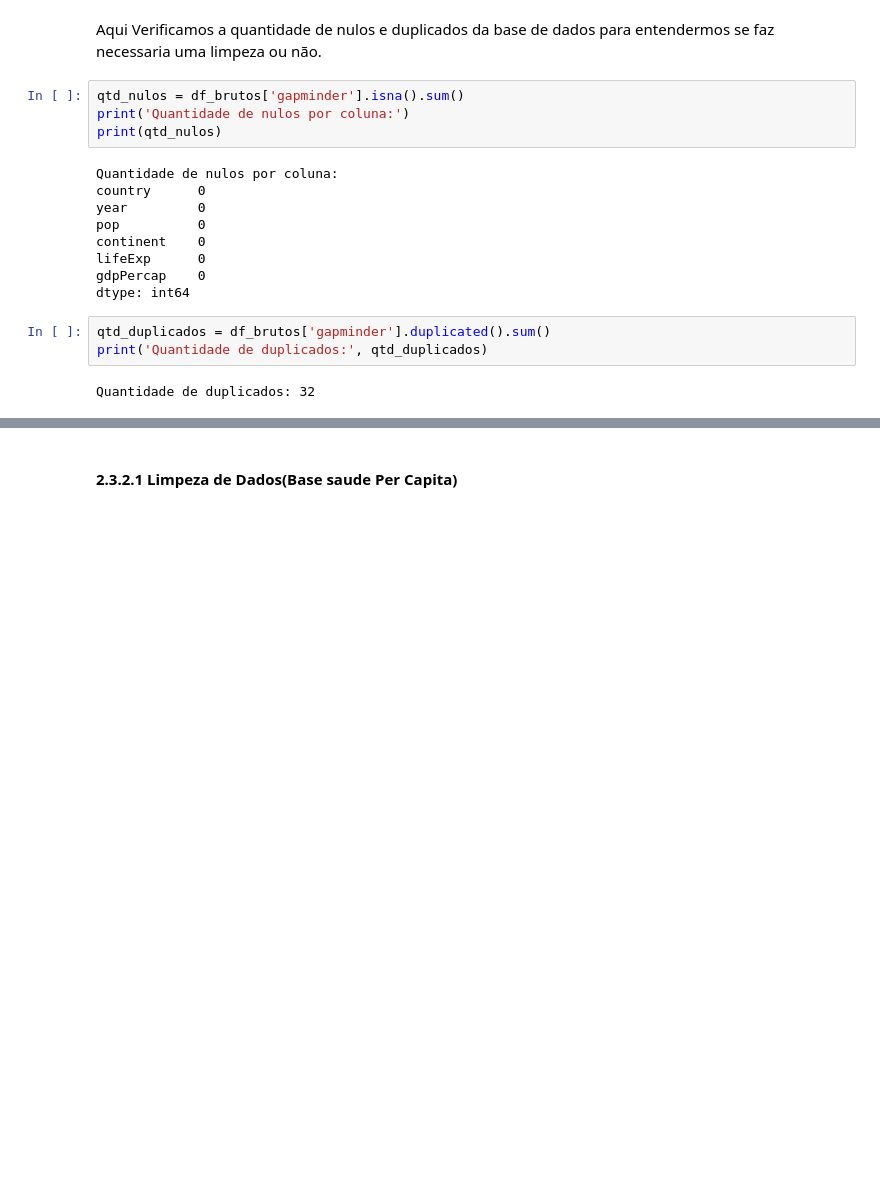
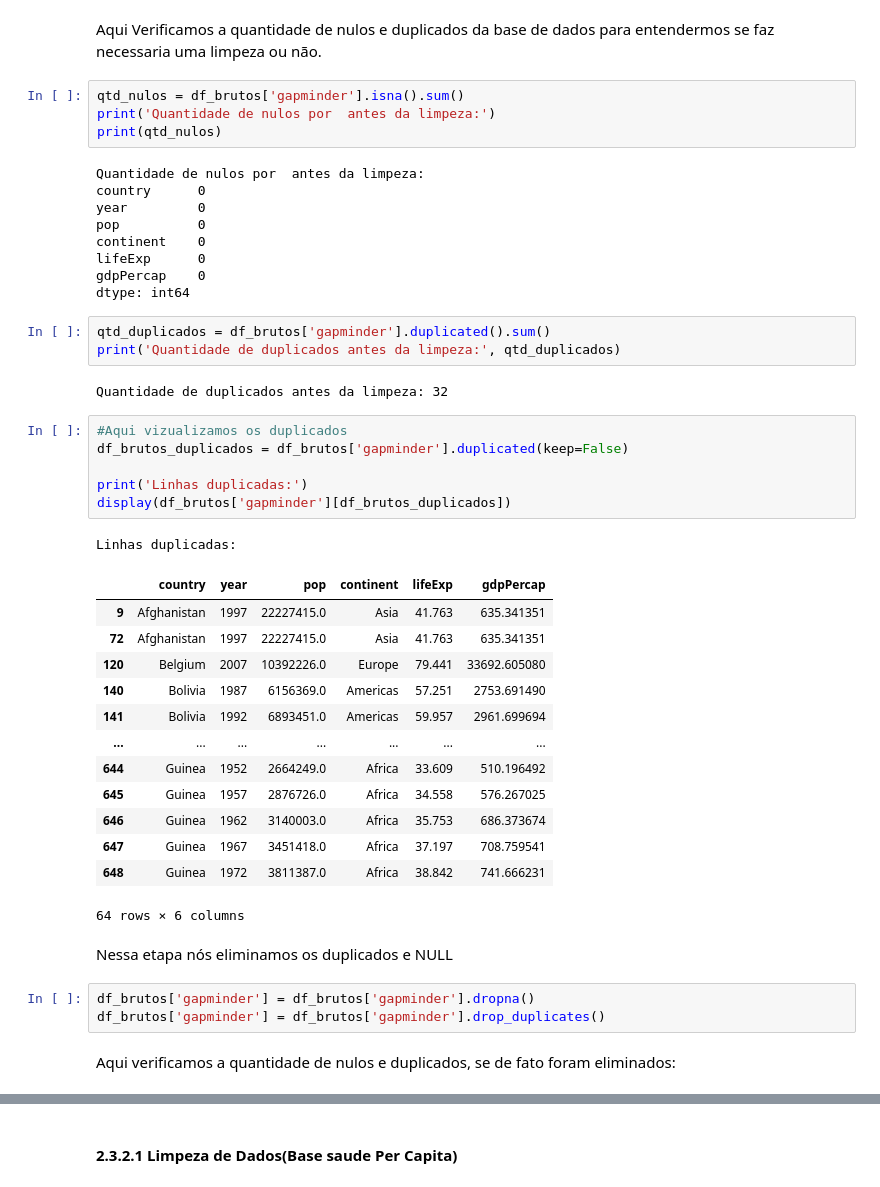
Before and after one commit to AndremRb/Analise-do-Desenvolvimento-Humano-e-Global, a Jupyter notebook: Notebook/Template_Gapminder_Analise_Exploratoria.ipynb, the cells around one changed output, grey strips where cells are left out. Saved outputs shown, nothing was run; the diff lists cells and outputs as text; blank space fills up the shorter version.

```diff
--- a/Notebook/Template_Gapminder_Analise_Exploratoria.ipynb
+++ b/Notebook/Template_Gapminder_Analise_Exploratoria.ipynb
@@ -621,10 +482,10 @@ df_brutos['gapminder'].describe().round(1)
 Aqui Verificamos a quantidade de nulos e duplicados da base de dados para entendermos se faz necessaria uma limpeza ou não.
 # %%
 qtd_nulos = df_brutos['gapminder'].isna().sum()
-print('Quantidade de nulos por coluna:')
+print('Quantidade de nulos por  antes da limpeza:')
 print(qtd_nulos)
 # %% [output]
-Quantidade de nulos por coluna:
+Quantidade de nulos por  antes da limpeza:
 country      0
 year         0
 pop          0
@@ -634,6 +495,34 @@ gdpPercap    0
 dtype: int64
 # %%
 qtd_duplicados = df_brutos['gapminder'].duplicated().sum()
-print('Quantidade de duplicados:', qtd_duplicados)
+print('Quantidade de duplicados antes da limpeza:', qtd_duplicados)
 # %% [output]
-Quantidade de duplicados: 32
+Quantidade de duplicados antes da limpeza: 32
+# %%
+#Aqui vizualizamos os duplicados
+df_brutos_duplicados = df_brutos['gapminder'].duplicated(keep=False)
+
+print('Linhas duplicadas:')
+display(df_brutos['gapminder'][df_brutos_duplicados])
+# %% [output]
+Linhas duplicadas:
+|  | country | year | pop | continent | lifeExp | gdpPercap |
+| 9 | Afghanistan | 1997 | 22227415.0 | Asia | 41.763 | 635.341351 |
+| 72 | Afghanistan | 1997 | 22227415.0 | Asia | 41.763 | 635.341351 |
+| 120 | Belgium | 2007 | 10392226.0 | Europe | 79.441 | 33692.605080 |
+| 140 | Bolivia | 1987 | 6156369.0 | Americas | 57.251 | 2753.691490 |
+| 141 | Bolivia | 1992 | 6893451.0 | Americas | 59.957 | 2961.699694 |
+| ... | ... | ... | ... | ... | ... | ... |
+| 644 | Guinea | 1952 | 2664249.0 | Africa | 33.609 | 510.196492 |
+| 645 | Guinea | 1957 | 2876726.0 | Africa | 34.558 | 576.267025 |
+| 646 | Guinea | 1962 | 3140003.0 | Africa | 35.753 | 686.373674 |
+| 647 | Guinea | 1967 | 3451418.0 | Africa | 37.197 | 708.759541 |
+| 648 | Guinea | 1972 | 3811387.0 | Africa | 38.842 | 741.666231 |
+64 rows × 6 columns
+# %% [markdown]
+Nessa etapa nós eliminamos os duplicados e NULL
+# %%
+df_brutos['gapminder'] = df_brutos['gapminder'].dropna()
+df_brutos['gapminder'] = df_brutos['gapminder'].drop_duplicates()
+# %% [markdown]
+Aqui verificamos a quantidade de nulos e duplicados, se de fato foram eliminados:
```
Also changed, not shown: parts of 58 cells of this notebook.
